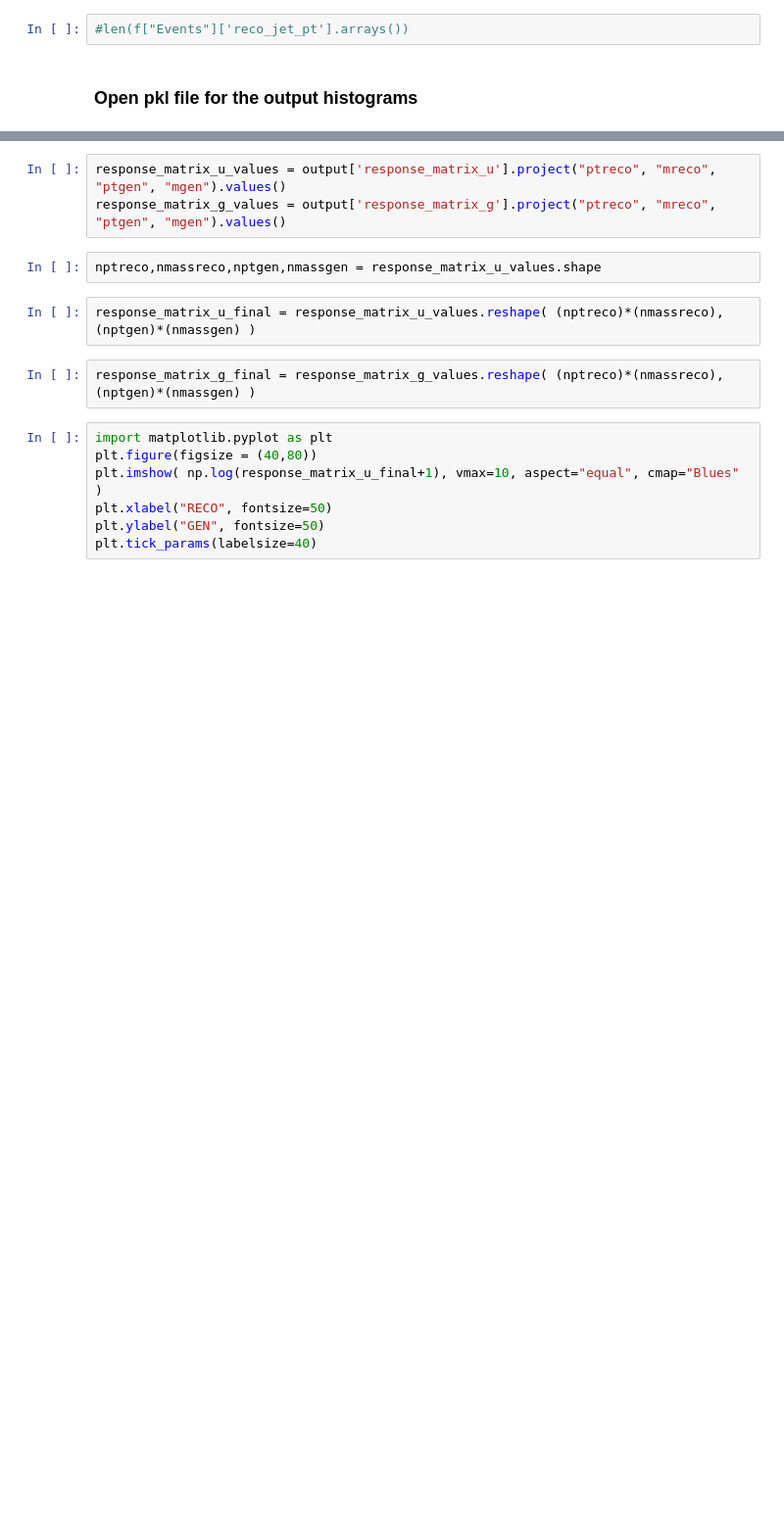
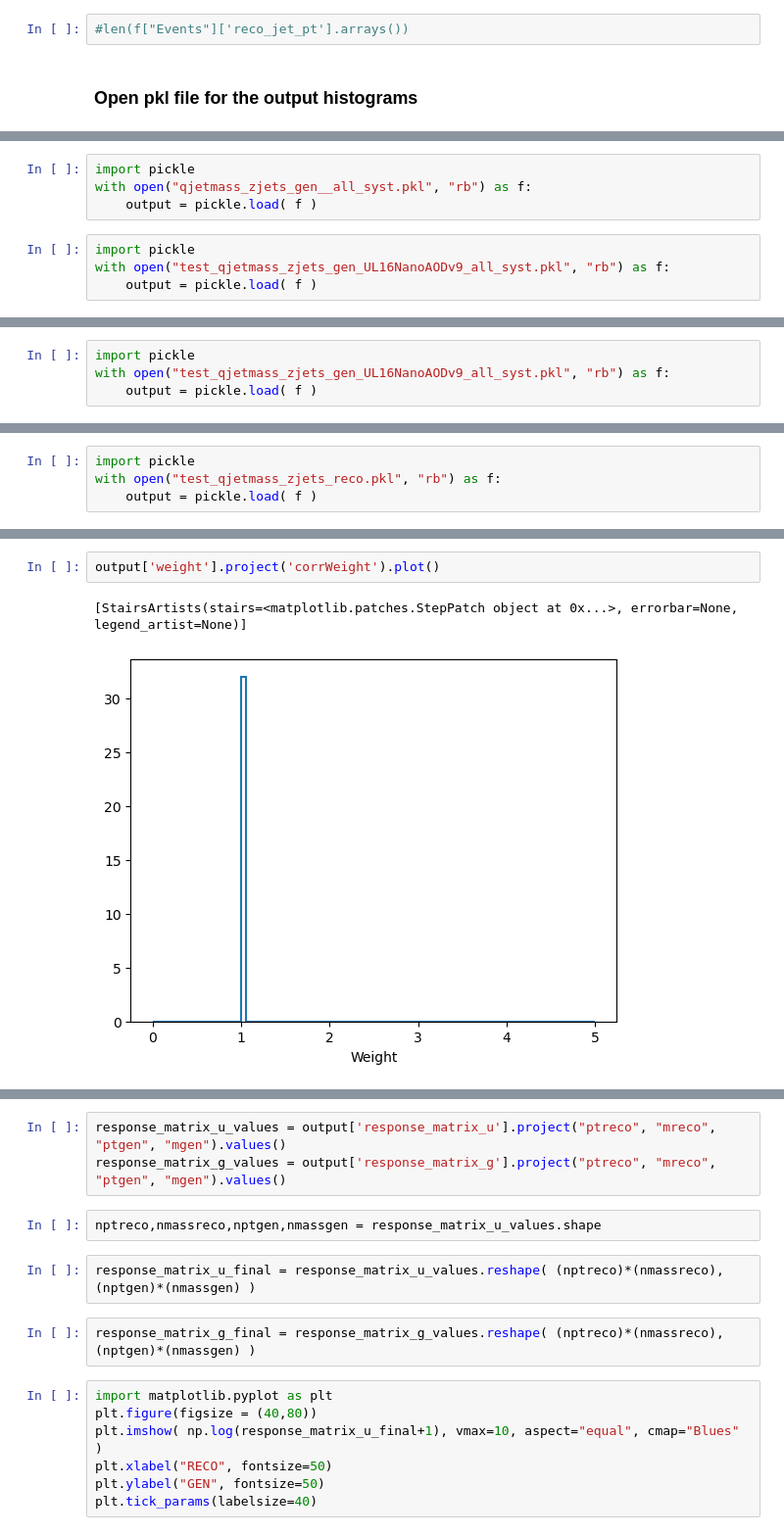
Before and after one commit to mandalaritra1/zjet, a Jupyter notebook: response_maker_nanov9.ipynb, the cells around one changed output, grey strips where cells are left out. Shown at 98% size. Saved outputs shown, nothing was run; the diff lists cells and outputs as text; blank space fills up the shorter version.

```diff
--- a/response_maker_nanov9.ipynb
+++ b/response_maker_nanov9.ipynb
@@ -134,4 +206,12 @@ with open("qjetmass_zjets_gen_UL17NanoAODv9_all_syst.pkl", "rb") as f:
     output = pickle.load( f )
+# %%
+import pickle
+with open("qjetmass_zjets_gen__all_syst.pkl", "rb") as f:
+    output = pickle.load( f )
+# %%
+import pickle
+with open("test_qjetmass_zjets_gen_UL16NanoAODv9_all_syst.pkl", "rb") as f:
+    output = pickle.load( f )
 # %%
 output.keys()
 # %% [output]
@@ -139,3 +219,7 @@ dict_keys(['njet_gen', 'njet_reco', 'ptjet_gen_pre', 'ptjet_mjet_u_gen', 'ptjet_
+# %%
+import pickle
+with open("test_qjetmass_zjets_gen_UL16NanoAODv9_all_syst.pkl", "rb") as f:
+    output = pickle.load( f )
 # %%
 output["cutflow"]
 # %% [output]
@@ -158,0 +292,4 @@ output["cutflow"]
+# %%
+import pickle
+with open("test_qjetmass_zjets_reco.pkl", "rb") as f:
+    output = pickle.load( f )
@@ -159 +360,6 @@ output["cutflow"]
+# %%
+output['weight'].project('corrWeight').plot()
+# %% [output]
+[StairsArtists(stairs=<matplotlib.patches.StepPatch object at 0x...>, errorbar=None, legend_artist=None)]
+[figure, added]
 # %%
```
Also changed, not shown: parts of 41 cells of this notebook, 10 other files.
